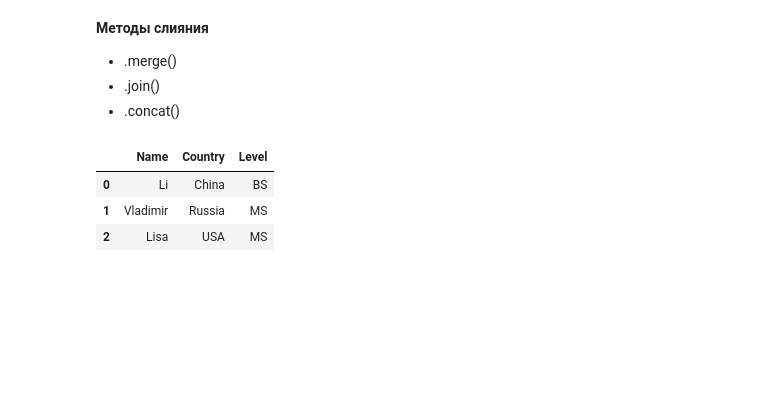
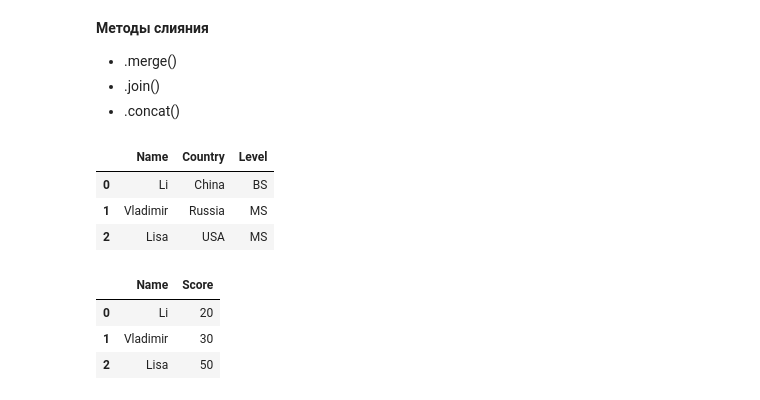
Before and after one commit to ArmanVasilovich/python_spbu, a Jupyter notebook: October-28/October-28-Pandas.ipynb, the cells around one changed output. Saved outputs shown, nothing was run; the diff lists cells and outputs as text; code cells hidden in the pictures; blank space fills up the shorter version.

Commit message:
DataFrame d2 init

```diff
--- a/October-28/October-28-Pandas.ipynb
+++ b/October-28/October-28-Pandas.ipynb
@@ -744,3 +744,15 @@ d1
 | 0 | Li | China | BS |
 | 1 | Vladimir | Russia | MS |
 | 2 | Lisa | USA | MS |
+# %%
+d2 = {'Name': ['Li', 'Vladimir', 'Lisa'],
+      'Score': [20, 30, 50]}
+# %%
+d2 = pd.DataFrame(d2)
+# %%
+d2
+# %% [output]
+|  | Name | Score |
+| 0 | Li | 20 |
+| 1 | Vladimir | 30 |
+| 2 | Lisa | 50 |
```
